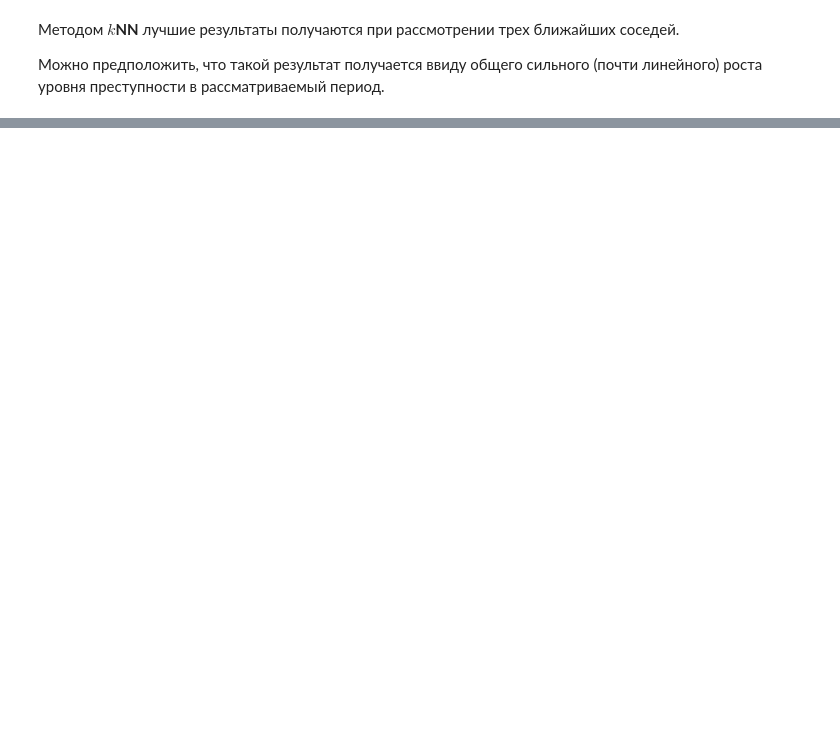
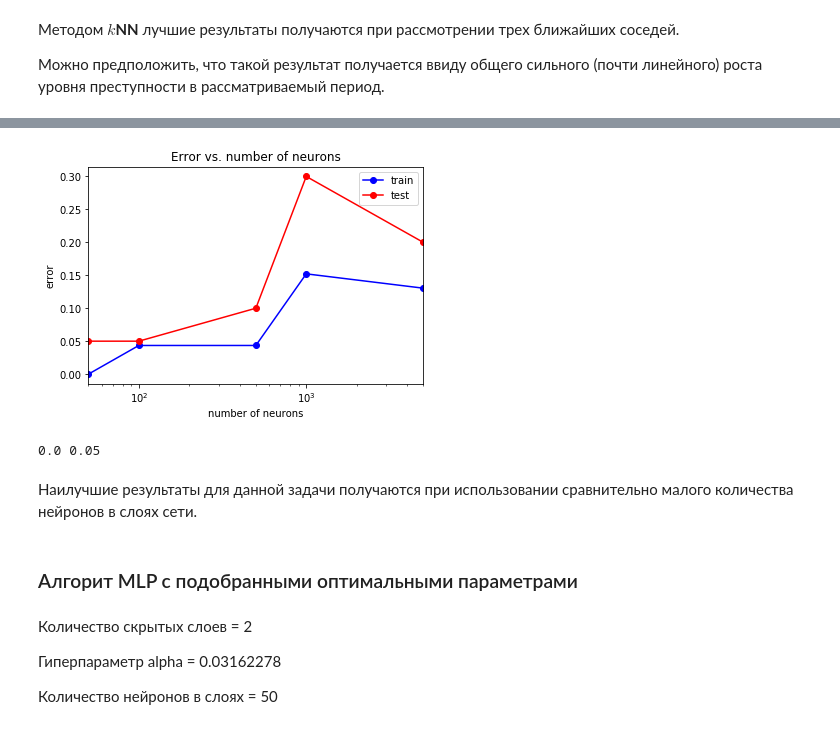
Before and after one commit to Shiryaeva-vera/SwedishCrimeStatistics, a Jupyter notebook: SwedishCrimeStatistics.ipynb, the cells around one changed output, grey strips where cells are left out. Drawn from its saved outputs; the diff is of its cells as text; code cells hidden in the pictures; blank space fills up the shorter version.

```diff
--- a/SwedishCrimeStatistics.ipynb
+++ b/SwedishCrimeStatistics.ipynb
@@ -531,0 +627,2 @@ print(err_train, err_test)
+# %%
+alpha_opt = alpha_opt[0]
@@ -531,0 +631,33 @@ print(err_train, err_test)
+# %%
+neuron_arr = [50, 100, 500, 1000, 5000]
+test_err = []
+train_err = []
+for neuron in neuron_arr:
+    mlp_model = MLPClassifier(alpha = alpha_opt, hidden_layer_sizes = (neuron, layer_opt),
+                              solver = 'lbfgs', activation = 'logistic', random_state = 42)
+    mlp_model.fit(X_train, y_train)
+
+    y_train_pred = mlp_model.predict(X_train)
+    y_test_pred = mlp_model.predict(X_test)
+    train_err.append(np.mean(y_train != y_train_pred))
+    test_err.append(np.mean(y_test != y_test_pred))
+# %%
+plt.semilogx(neuron_arr, train_err, 'b-o', label = 'train')
+plt.semilogx(neuron_arr, test_err, 'r-o', label = 'test')
+plt.xlim([np.min(neuron_arr), np.max(neuron_arr)])
+plt.title('Error vs. number of neurons')
+plt.xlabel('number of neurons')
+plt.ylabel('error')
+plt.legend()
+pass
+# %% [output]
+[figure, added]
+# %%
+min_train_err = np.min(train_err)
+min_test_err = np.min(test_err)
+
+print(min_train_err, min_test_err)
+# %% [output]
+0.0 0.05
+# %% [markdown]
+Наилучшие результаты для данной задачи получаются при использовании сравнительно малого количества нейронов в слоях сети.
@@ -531,0 +666,8 @@ print(err_train, err_test)
+# %% [markdown]
+### Алгорит MLP с подобранными оптимальными параметрами
+# %% [markdown]
+Количество скрытых слоев = 2
+
+Гиперпараметр alpha = 0.03162278
+
+Количество нейронов в слоях = 50
```
Also changed, not shown: parts of 31 cells of this notebook.
